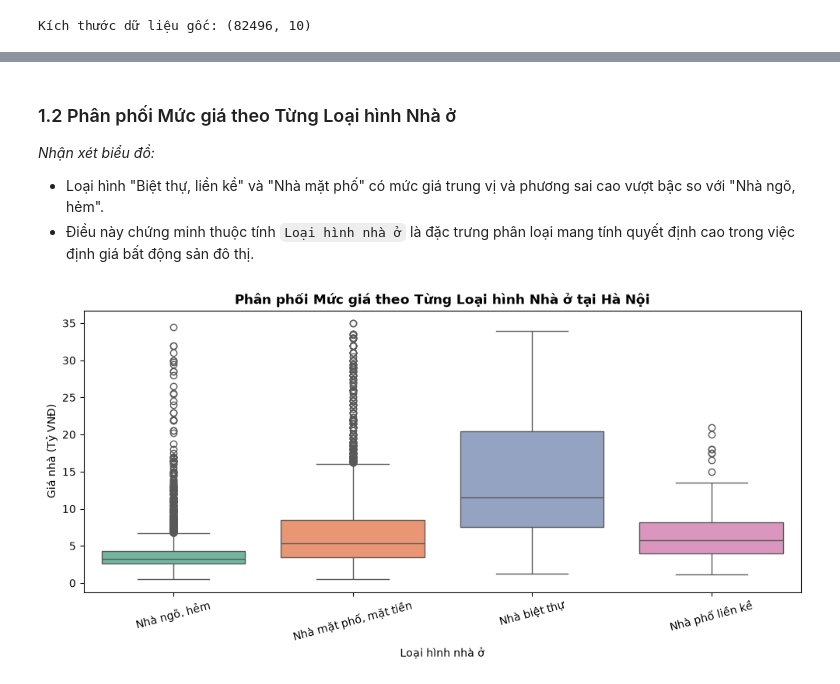
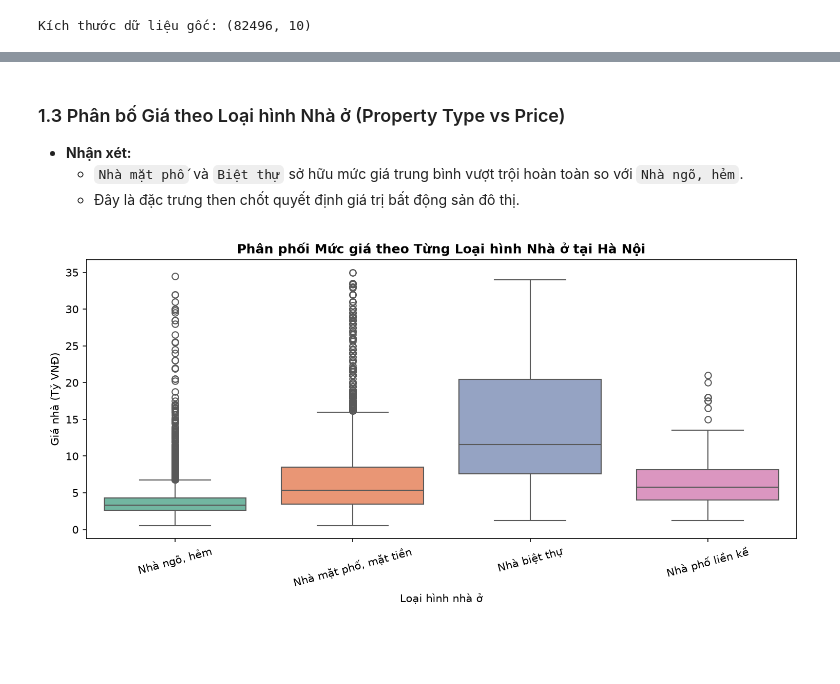
Before and after one commit to HandQ2212/intel-sys-assignment-04, a Jupyter notebook: PyTorch/housing_cnn_pytorch.ipynb, the cells around one changed output, grey strips where cells are left out. Saved outputs shown, nothing was run; the diff lists cells and outputs as text; code cells hidden in the pictures; blank space fills up the shorter version.

```diff
--- a/PyTorch/housing_cnn_pytorch.ipynb
+++ b/PyTorch/housing_cnn_pytorch.ipynb
@@ -18,12 +21,14 @@ Tập dữ liệu nhà đất Hà Nội gồm các đặc trưng vật lý (Di
 # %%
+import os
+import re
 import numpy as np
 import pandas as pd
 import matplotlib.pyplot as plt
 import seaborn as sns
 
-df_raw = pd.read_csv('dataset/vietnam_housing_dataset.csv')
+sns.set_theme(style="whitegrid")
+df_raw = pd.read_csv('dataset/vietnam_housing_dataset_new.csv')
 print("Kích thước dữ liệu gốc:", df_raw.shape)
-print("\n5 dòng dữ liệu đầu tiên:")
 display(df_raw.head())
 # %% [output]
 Kích thước dữ liệu gốc: (82496, 10)
@@ -42,12 +46,10 @@ plt.show()
 # %% [markdown]
-### 1.2 Phân phối Mức giá theo Từng Loại hình Nhà ở
-*Nhận xét biểu đồ:*
-- Loại hình "Biệt thự, liền kề" và "Nhà mặt phố" có mức giá trung vị và phương sai cao vượt bậc so với "Nhà ngõ, hẻm".
-- Điều này chứng minh thuộc tính `Loại hình nhà ở` là đặc trưng phân loại mang tính quyết định cao trong việc định giá bất động sản đô thị.
+### 1.3 Phân bố Giá theo Loại hình Nhà ở (Property Type vs Price)
+* **Nhận xét:**
+  - `Nhà mặt phố` và `Biệt thự` sở hữu mức giá trung bình vượt trội hoàn toàn so với `Nhà ngõ, hẻm`.
+  - Đây là đặc trưng then chốt quyết định giá trị bất động sản đô thị.
 # %%
-# Hiển thị boxplot phân loại nhà ở
-# (Đã lưu tại figures/housing_eda_type.png)
-plt.figure(figsize=(10, 5))
-plt.show()
+# Hiển thị biểu đồ phân bố giá theo loại hình nhà ở
+display(Image(filename='figures/housing_eda_type.png'))
 # %% [output]
-[figure, old version]
+[figure, new version]
```
Also changed, not shown: parts of 23 cells of this notebook, 8 other files.
